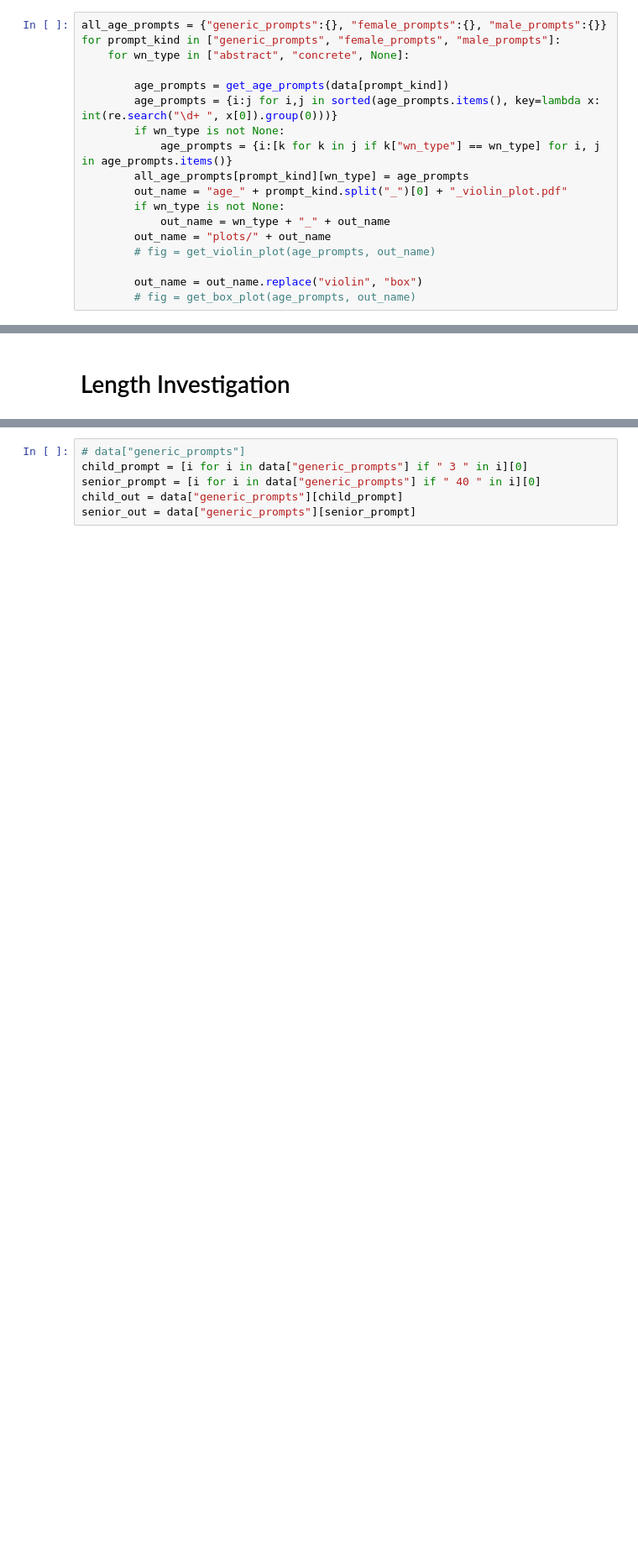
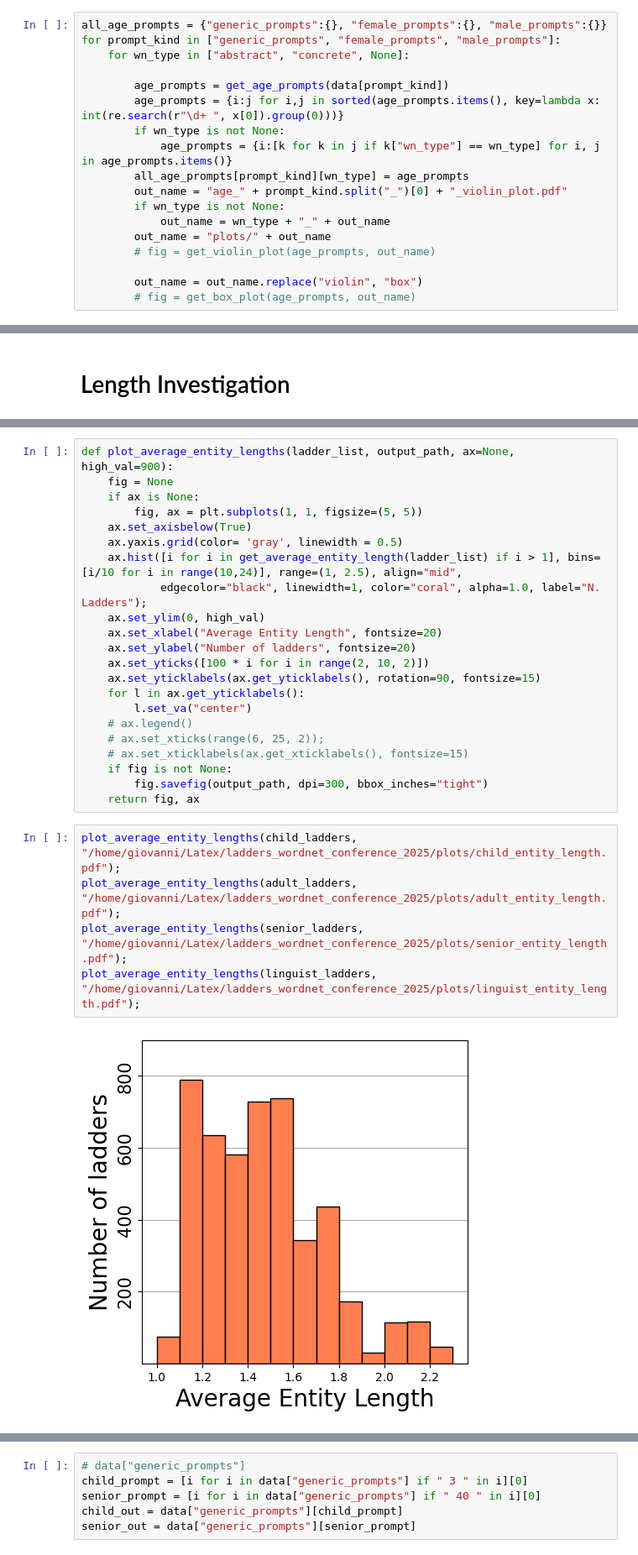
Before and after one commit to gpucce/abstract_llm, a Jupyter notebook: wordnet_study.ipynb, the cells around one changed output, grey strips where cells are left out. Shown at 84% size. Cells and saved outputs as stored; diff of their text form; blank space fills up the shorter version.

```diff
--- a/wordnet_study.ipynb
+++ b/wordnet_study.ipynb
@@ -92,7 +76,7 @@ for prompt_kind in ["generic_prompts", "female_prompts", "male_prompts"]:
     for wn_type in ["abstract", "concrete", None]:
 
         age_prompts = get_age_prompts(data[prompt_kind])
-        age_prompts = {i:j for i,j in sorted(age_prompts.items(), key=lambda x: int(re.search("\d+ ", x[0]).group(0)))}
+        age_prompts = {i:j for i,j in sorted(age_prompts.items(), key=lambda x: int(re.search(r"\d+ ", x[0]).group(0)))}
         if wn_type is not None:
             age_prompts = {i:[k for k in j if k["wn_type"] == wn_type] for i, j in age_prompts.items()}
         all_age_prompts[prompt_kind][wn_type] = age_prompts
@@ -173,0 +225,29 @@ bubble_fig_age = get_bubble_plot(_plot_data_age, size_factor=200)
+# %%
+def plot_average_entity_lengths(ladder_list, output_path, ax=None, high_val=900):
+    fig = None
+    if ax is None:
+        fig, ax = plt.subplots(1, 1, figsize=(5, 5))
+    ax.set_axisbelow(True)
+    ax.yaxis.grid(color= 'gray', linewidth = 0.5)
+    ax.hist([i for i in get_average_entity_length(ladder_list) if i > 1], bins=[i/10 for i in range(10,24)], range=(1, 2.5), align="mid",
+            edgecolor="black", linewidth=1, color="coral", alpha=1.0, label="N. Ladders");
+    ax.set_ylim(0, high_val)
+    ax.set_xlabel("Average Entity Length", fontsize=20)
+    ax.set_ylabel("Number of ladders", fontsize=20)
+    ax.set_yticks([100 * i for i in range(2, 10, 2)])
+    ax.set_yticklabels(ax.get_yticklabels(), rotation=90, fontsize=15)
+    for l in ax.get_yticklabels():
+        l.set_va("center")
+    # ax.legend()
+    # ax.set_xticks(range(6, 25, 2));
+    # ax.set_xticklabels(ax.get_xticklabels(), fontsize=15)
+    if fig is not None:
+        fig.savefig(output_path, dpi=300, bbox_inches="tight")
+    return fig, ax
+# %%
+plot_average_entity_lengths(child_ladders, "/home/giovanni/Latex/ladders_wordnet_conference_2025/plots/child_entity_length.pdf");
+plot_average_entity_lengths(adult_ladders, "/home/giovanni/Latex/ladders_wordnet_conference_2025/plots/adult_entity_length.pdf");
+plot_average_entity_lengths(senior_ladders, "/home/giovanni/Latex/ladders_wordnet_conference_2025/plots/senior_entity_length.pdf");
+plot_average_entity_lengths(linguist_ladders, "/home/giovanni/Latex/ladders_wordnet_conference_2025/plots/linguist_entity_length.pdf");
+# %% [output]
+[figure, added]
```
Also changed, not shown: parts of 29 cells of this notebook, 1 other file.
